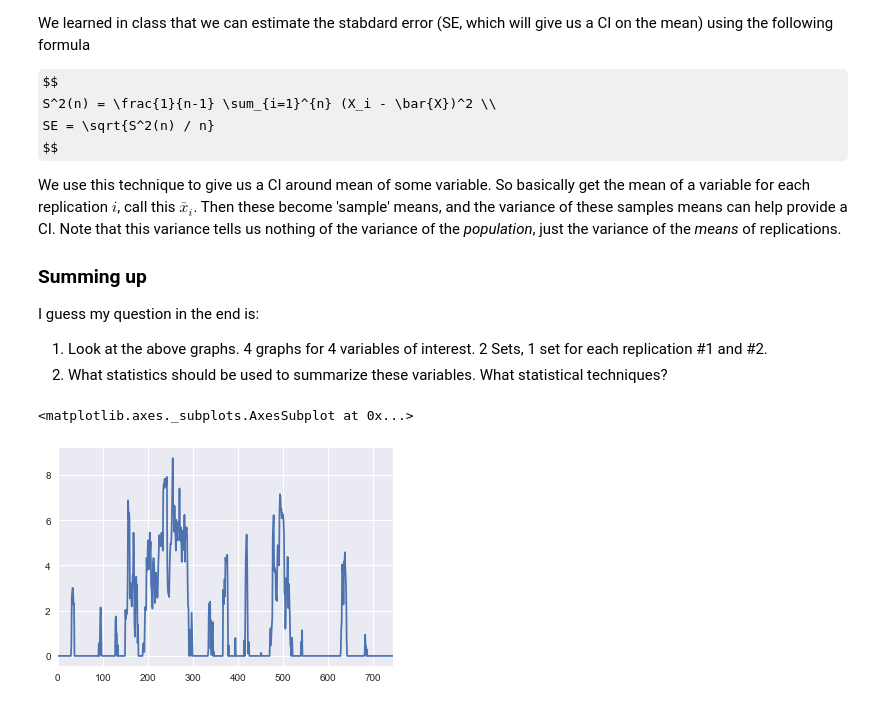
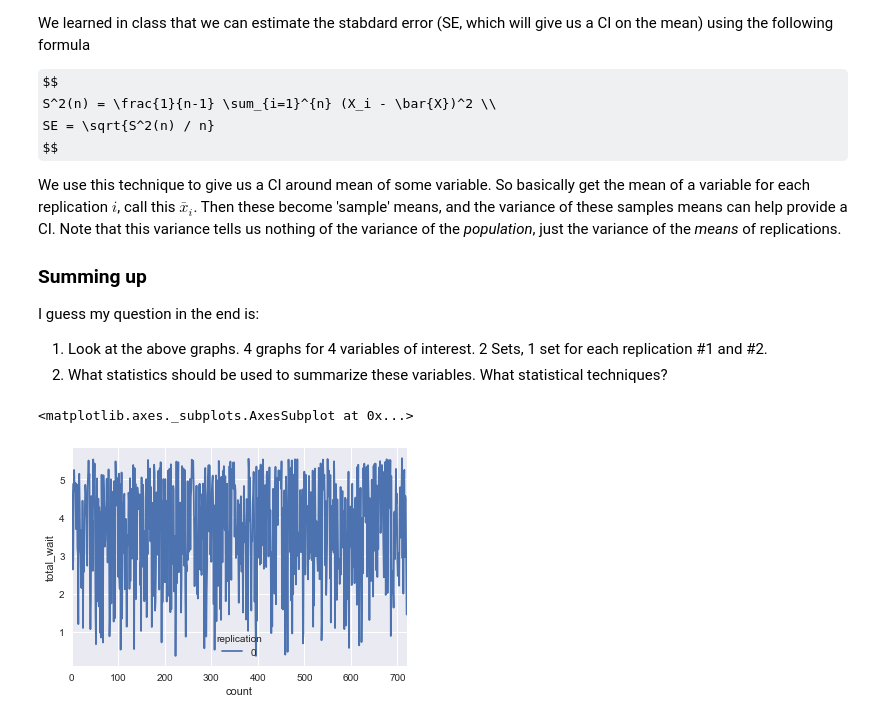
Before and after one commit to JeremyBYU/uas-package, a Jupyter notebook: notebooks/Simulation Analysis.ipynb, the cells around one changed output. Cells and saved outputs as stored; diff of their text form; code cells hidden in the pictures; some formulas as TeX source.

```diff
--- a/notebooks/Simulation Analysis.ipynb
+++ b/notebooks/Simulation Analysis.ipynb
@@ -104,11 +107,3 @@ I guess my question in the end is:
 
 1. Look at the above graphs. 4 graphs for 4 variables of interest. 2 Sets, 1 set for each replication #1 and #2.
 2. What statistics should be used to summarize these variables.  What statistical techniques?
-# %%
-repl0 = raw_data[29]
-package_df = pd.DataFrame(repl0['packages'], columns=Package._fields).dropna()
-package_df
-sns.tsplot(data=package_df['uas_wait'])
-# %% [output]
-<matplotlib.axes._subplots.AxesSubplot at 0x...>
-[figure, removed]
@@ -114,0 +161,7 @@ sns.tsplot(data=package_df['uas_wait'])
+# %%
+package_ts_df = repl_df_items(raw_data, 'packages', Package._fields, 1)
+package_ts_df
+sns.tsplot(time="count", value="total_wait", unit='dummy' ,condition="replication", data=package_ts_df)
+# %% [output]
+<matplotlib.axes._subplots.AxesSubplot at 0x...>
+[figure, added]
```
Also changed, not shown: parts of 7 cells of this notebook, 5 other files.
